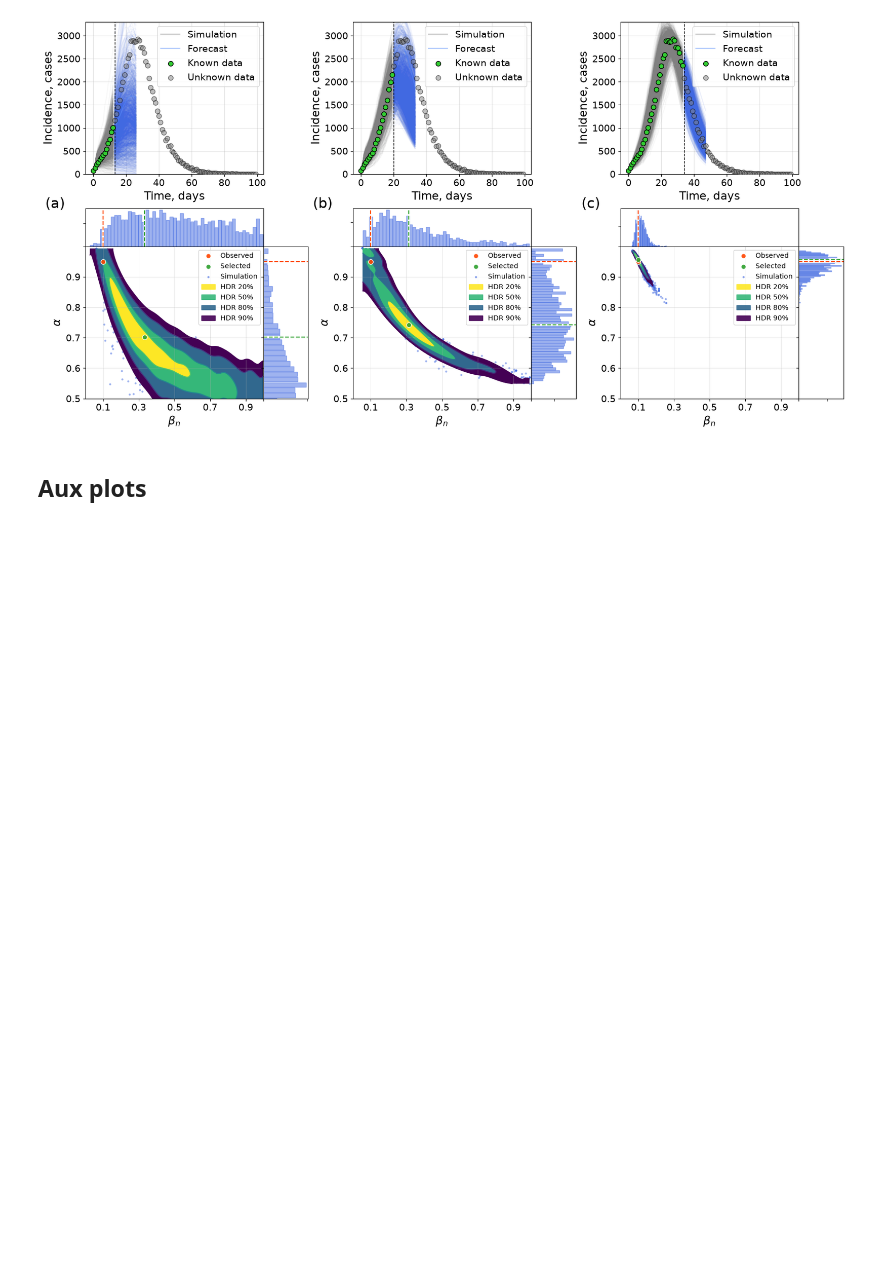
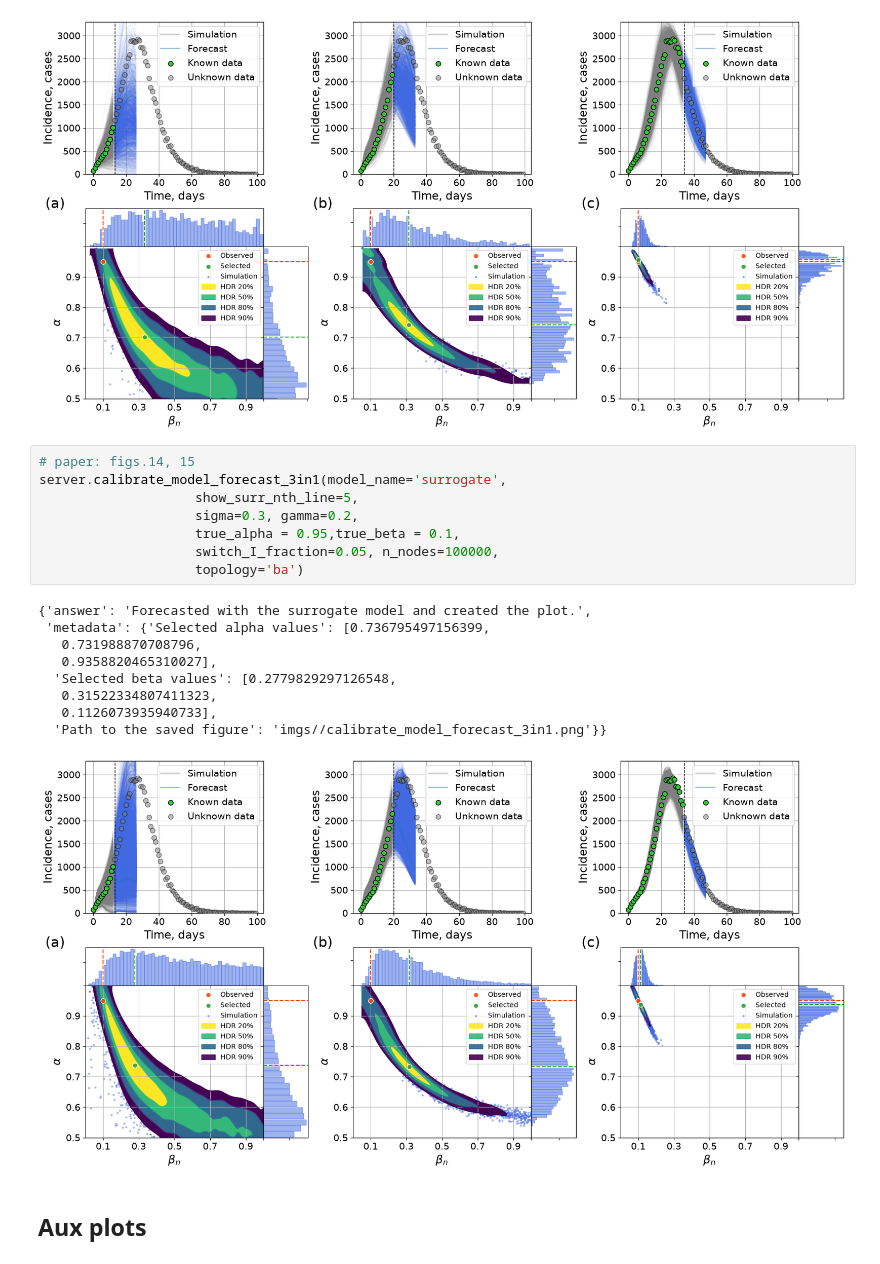
Before and after one commit to Mpkosh/hybrid-surrogate-mcp, a Jupyter notebook: examples.ipynb, the cells around one changed output. Saved outputs shown, nothing was run; the diff lists cells and outputs as text; blank space fills up the shorter version.

```diff
--- a/examples.ipynb
+++ b/examples.ipynb
@@ -146,6 +150,24 @@ server.calibrate_model_forecast_3in1(model_name='hybrid',
    0.09926934980124971],
   'Path to the saved figure': 'imgs//calibrate_model_forecast_3in1.png'}}
 [figure]
+# %%
+# paper: figs.14, 15
+server.calibrate_model_forecast_3in1(model_name='surrogate',
+                    show_surr_nth_line=5,
+                    sigma=0.3, gamma=0.2,
+                    true_alpha = 0.95,true_beta = 0.1,
+                    switch_I_fraction=0.05, n_nodes=100000,
+                    topology='ba')
+# %% [output]
+{'answer': 'Forecasted with the surrogate model and created the plot.',
+ 'metadata': {'Selected alpha values': [0.736795497156399,
+   0.731988870708796,
+   0.9358820465310027],
+  'Selected beta values': [0.2779829297126548,
+   0.31522334807411323,
+   0.1126073935940733],
+  'Path to the saved figure': 'imgs//calibrate_model_forecast_3in1.png'}}
+[figure, added]
 # %% [markdown]
 ## Aux plots
 # %%
```
Also changed, not shown: parts of 4 cells of this notebook, 14 other files.
